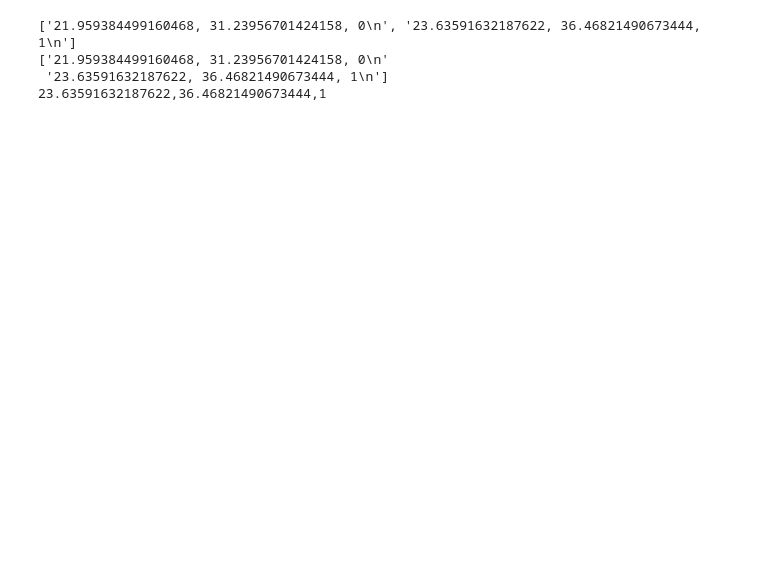
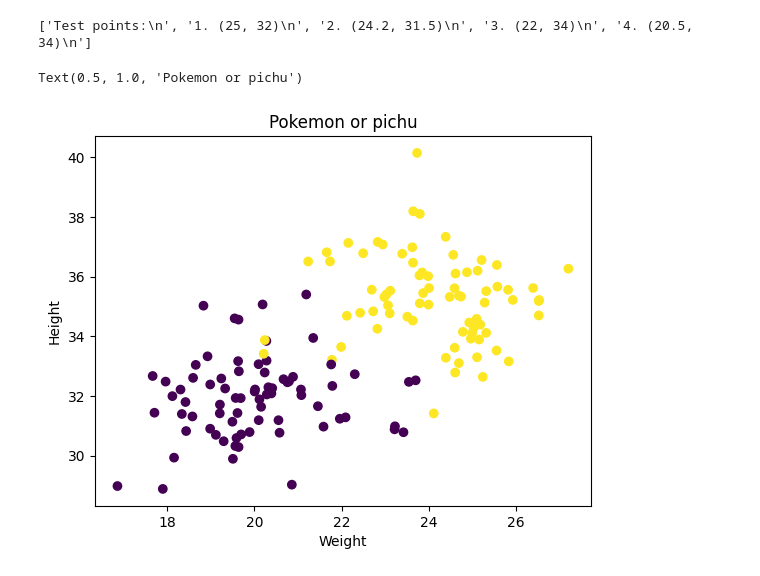
Before and after one commit to JoelOscarsson/PythonSchool, a Jupyter notebook: Labb-2/Labb2.ipynb, the cells around one changed output. Saved outputs shown, nothing was run; the diff lists cells and outputs as text; code cells hidden in the pictures; blank space fills up the shorter version.

Commit message:
Plotted-datapoints

```diff
--- a/Labb-2/Labb2.ipynb
+++ b/Labb-2/Labb2.ipynb
@@ -1,54 +1,45 @@
 # %%
 import re
 import matplotlib.pyplot as plt
 import numpy as np
-from pathlib import Path
+
+
+with open("../Data1/datapoints (3).txt", "r") as f_read:
+    lines = f_read.readlines()
+    lines.pop(0) # Cleans the text.file
+    #print(lines)
+
+    pokemonwidth = [float(line.split(", ")[0]) for line in lines]
+    pokemonheight = [float(line.split(", ")[1]) for line in lines]
+    label = [float(line.split(", ")[2]) for line in lines]
+    #lines = [line.strip("\n").split(', ' ) for line in lines] #lagrades med teststring = testring, lagras i variablen.
+
+
+with open("../Data1/testpoints (2).txt", "r") as f_read2:
+    lines2 = f_read2.readlines()
+print(lines2)
 
 
 
-with open("../Data1/datapoints (3).txt", "r") as f_read:
-    lines = f_read.readlines(100)
-    lines.pop(0)
-    print(lines)
 
-    line = str(lines)
-    my_array = np.array(lines)
-    print(my_array)
-
-for line in lines:
-    line = re.sub('[ \n]', '', line)
-print(line)
-
-# Create an array from a list
-
-
-#my_list = [2,4,6,8,10]
-#my_array = np. array(my_list)
-# printing my_array.
-#print my_array.
-# printing the type of my_array.
-#print type(my_array)
-#print(lines)
-
-
-    #print(lines)
-     #I want to remove all letters to isolate the numbers, ## THIS IS ONE OPTION ->   \n "," and white spaces
+plt.scatter(pokemonwidth, pokemonheight, c = label)
+plt.ylabel("Height")
+plt.xlabel('Weight')
+plt.title("Pokemon or pichu")
 
 
 
-    #for line in lines:
-        #print(line, end= "")
-
-#match1 = re.findall(r'^[0-2][0-7]', line)
-
-## I want to remove all letters, \n "," and white spaces
+# I want to remove all letters to isolate the numbers, ## THIS IS ONE OPTION ->   \n "," and white spaces DONE
+# I want to split every row so it becomes a list in a list. DONE
+# I want to remove all letters, \n "," and white spaces DONE
 # I want to save width number
 # I want to save height number
 # I want to save label (pikachu or pichu)
+# I want to plot my scatter graph
+# I want to read in testpunkter
 
-# I maybe want to use an arrays/numpy for this operation to make it easier to sort the numbers.
+# I maybe want to use an arrays/numpy for this operation to make it easier to sort the numbers later on.
 # %% [output]
-['21.959384499160468, 31.23956701424158, 0\n', '23.63591632187622, 36.46821490673444, 1\n']
-['21.959384499160468, 31.23956701424158, 0\n'
- '23.63591632187622, 36.46821490673444, 1\n']
-23.63591632187622,36.46821490673444,1
+['Test points:\n', '1. (25, 32)\n', '2. (24.2, 31.5)\n', '3. (22, 34)\n', '4. (20.5, 34)\n']
+Text(0.5, 1.0, 'Pokemon or pichu')
+[figure, added]
```
Also changed, not shown: parts of 1 cell of this notebook.
